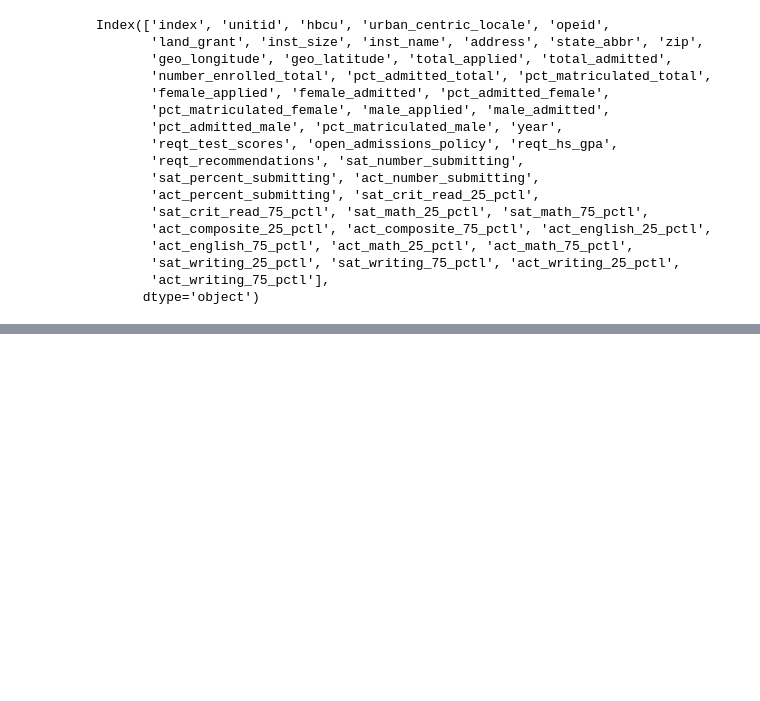
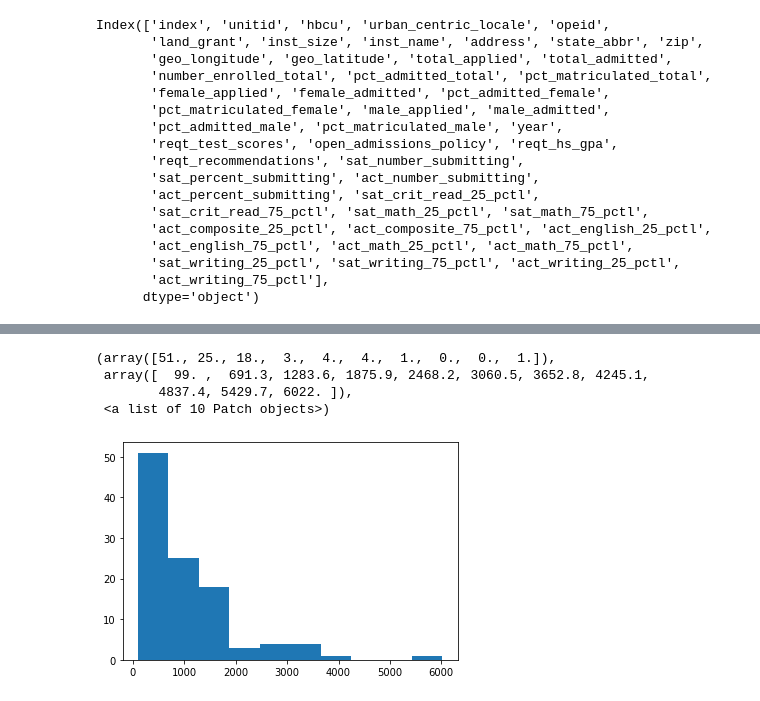
Before and after one commit to meiguan/collegeMap, a Jupyter notebook: prepDataForCollegeMap.ipynb, the cells around one changed output, grey strips where cells are left out. Drawn from its saved outputs; the diff is of its cells as text; code cells hidden in the pictures; blank space fills up the shorter version.

```diff
--- a/prepDataForCollegeMap.ipynb
+++ b/prepDataForCollegeMap.ipynb
@@ -562,0 +642,8 @@ nyColleges.to_file("data/nyColleges.geojson", driver="GeoJSON")
+# %%
+plt.hist(nyColleges.number_enrolled_total)
+# %% [output]
+(array([51., 25., 18.,  3.,  4.,  4.,  1.,  0.,  0.,  1.]),
+ array([  99. ,  691.3, 1283.6, 1875.9, 2468.2, 3060.5, 3652.8, 4245.1,
+        4837.4, 5429.7, 6022. ]),
+ <a list of 10 Patch objects>)
+[figure, added]
```
Also changed, not shown: parts of 21 cells of this notebook, 2 other files.
